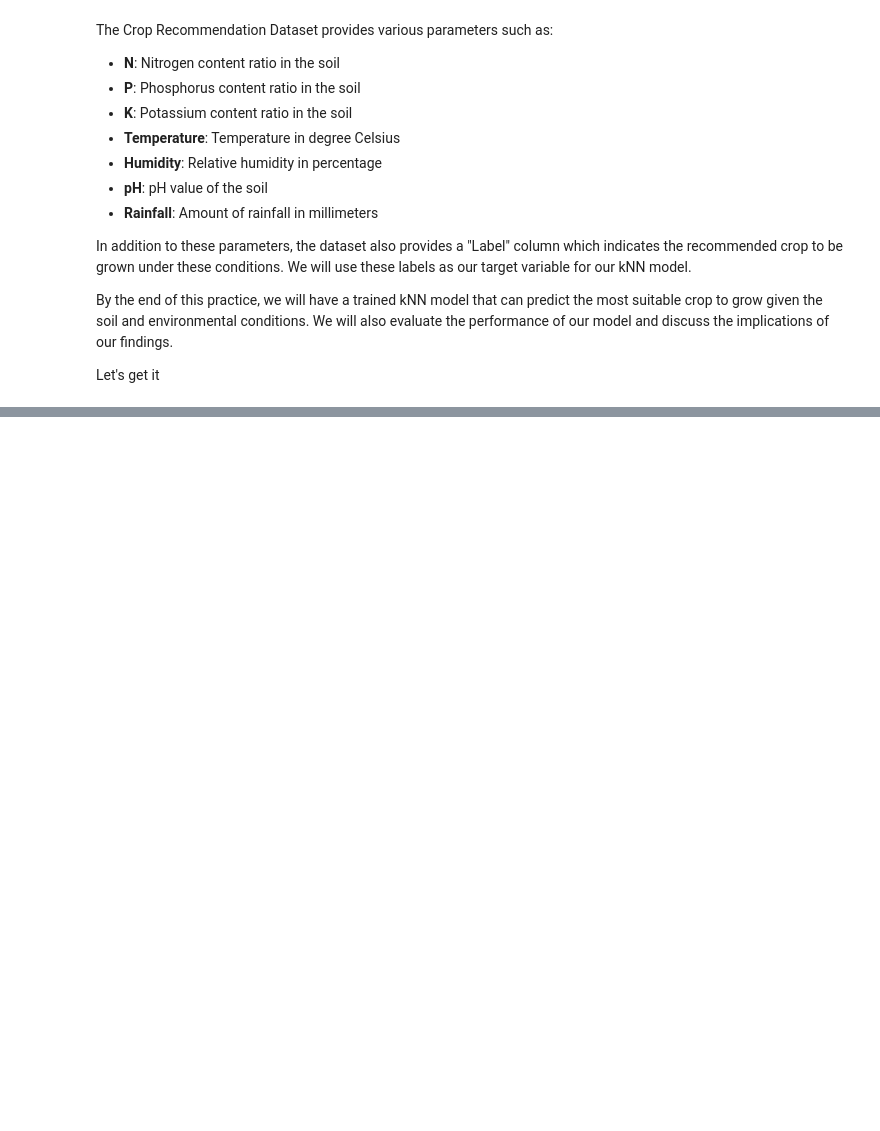
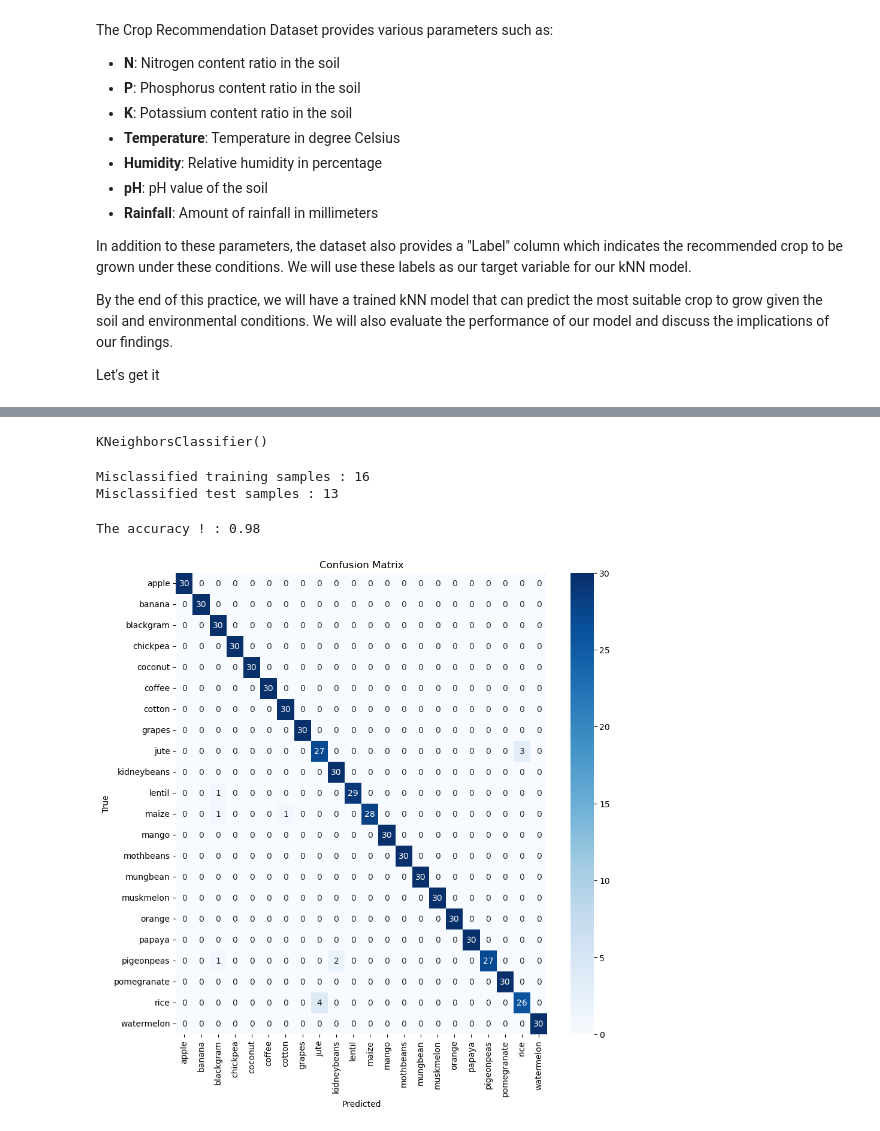
Before and after one commit to EmptyDeck/-Study, a Jupyter notebook: @ML/ml_prac_001_crops/ml_prac_001_crop.ipynb, the cells around one changed output, grey strips where cells are left out. Drawn from its saved outputs; the diff is of its cells as text; code cells hidden in the pictures; blank space fills up the shorter version.

```diff
--- a/@ML/ml_prac_001_crops/ml_prac_001_crop.ipynb
+++ b/@ML/ml_prac_001_crops/ml_prac_001_crop.ipynb
@@ -109,0 +105,11 @@ D.U.N.E를 통해 청각장애인들이 주변 환경을 더 안전하고 자신
+# %%
+from sklearn.preprocessing import StandardScaler
+sc = StandardScaler()
+sc.fit(x_train)
+
+x_train_std = sc.transform(x_train)
+x_test_std = sc.transform(x_test)
+
+#check standard datas
+print(x_train.head)
+x_train_std[1:5,]
@@ -109,0 +139,43 @@ D.U.N.E를 통해 청각장애인들이 주변 환경을 더 안전하고 자신
+# %%
+from sklearn.neighbors import KNeighborsClassifier
+knn = KNeighborsClassifier(n_neighbors=5,p=2)#p=2 means eculidean
+
+knn.fit(x_train,y_train) #making model
+# %% [output]
+KNeighborsClassifier()
+# %%
+y_train_pred = knn.predict(x_train)
+y_test_pred = knn.predict(x_test)
+
+print('Misclassified training samples : %d'%((y_train != y_train_pred).sum()))
+print('Misclassified test samples : %d'%((y_test != y_test_pred).sum()))
+# %% [output]
+Misclassified training samples : 16
+Misclassified test samples : 13
+# %%
+from sklearn.metrics import accuracy_score
+
+print('The accuracy ! : %.2f' % accuracy_score(y_test , y_test_pred))
+# %% [output]
+The accuracy ! : 0.98
+# %%
+import matplotlib.pyplot as plt
+import seaborn as sns
+import numpy as np
+from sklearn.metrics import confusion_matrix
+
+# 예측값과 실제값 기반으로 confusion matrix 생성
+conf = confusion_matrix(y_true=y_test, y_pred=y_test_pred)
+
+# 클래스 레이블
+labels = ['apple', 'banana', 'blackgram', 'chickpea', 'coconut', 'coffee', 'cotton', 'grapes', 'jute', 'kidneybeans', 'lentil', 'maize', 'mango', 'mothbeans', 'mungbean', 'muskmelon', 'orange', 'papaya', 'pigeonpeas', 'pomegranate', 'rice', 'watermelon']
+
+# confusion matrix 시각화
+plt.figure(figsize=(10,10))
+sns.heatmap(conf, annot=True, fmt='d', cmap='Blues', xticklabels=labels, yticklabels=labels)
+plt.xlabel('Predicted')
+plt.ylabel('True')
+plt.title('Confusion Matrix')
+plt.show()
+# %% [output]
+[figure, added]
```
Also changed, not shown: parts of 8 cells of this notebook, 15 other files.
